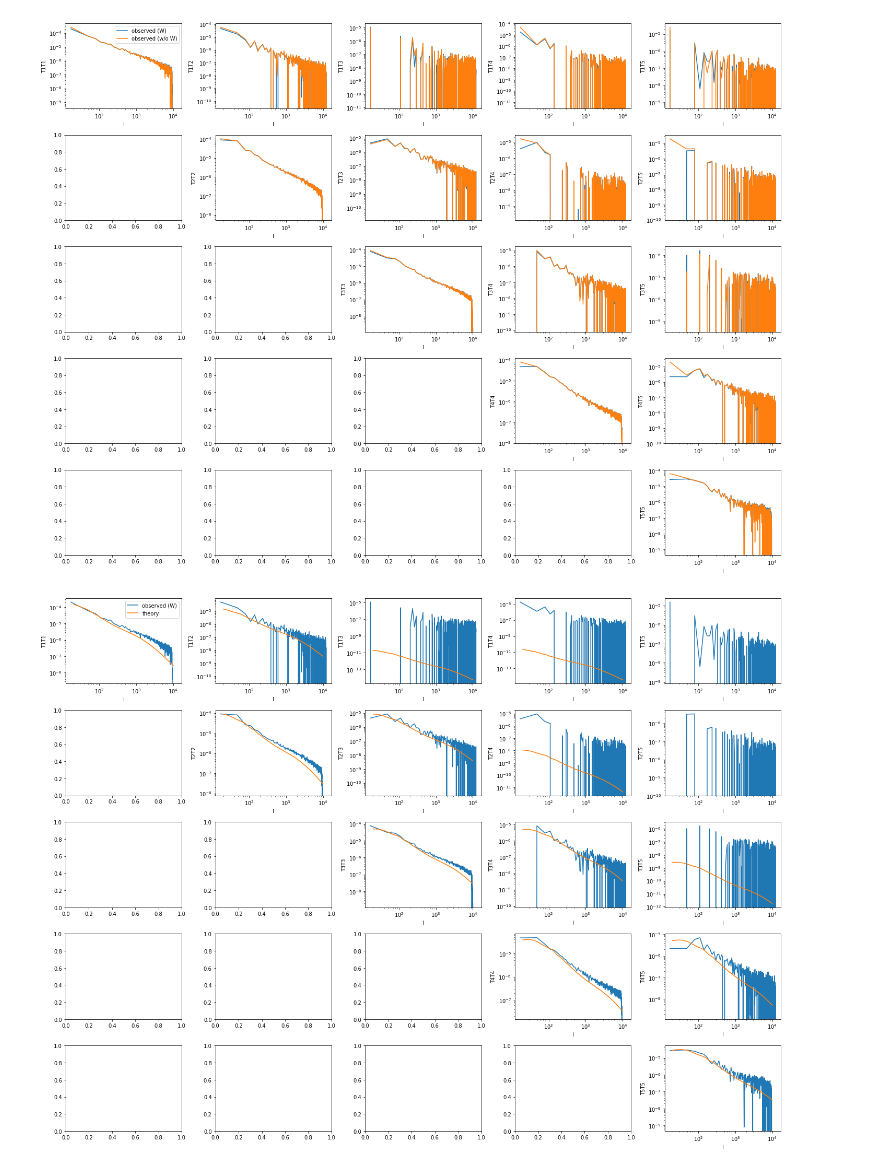
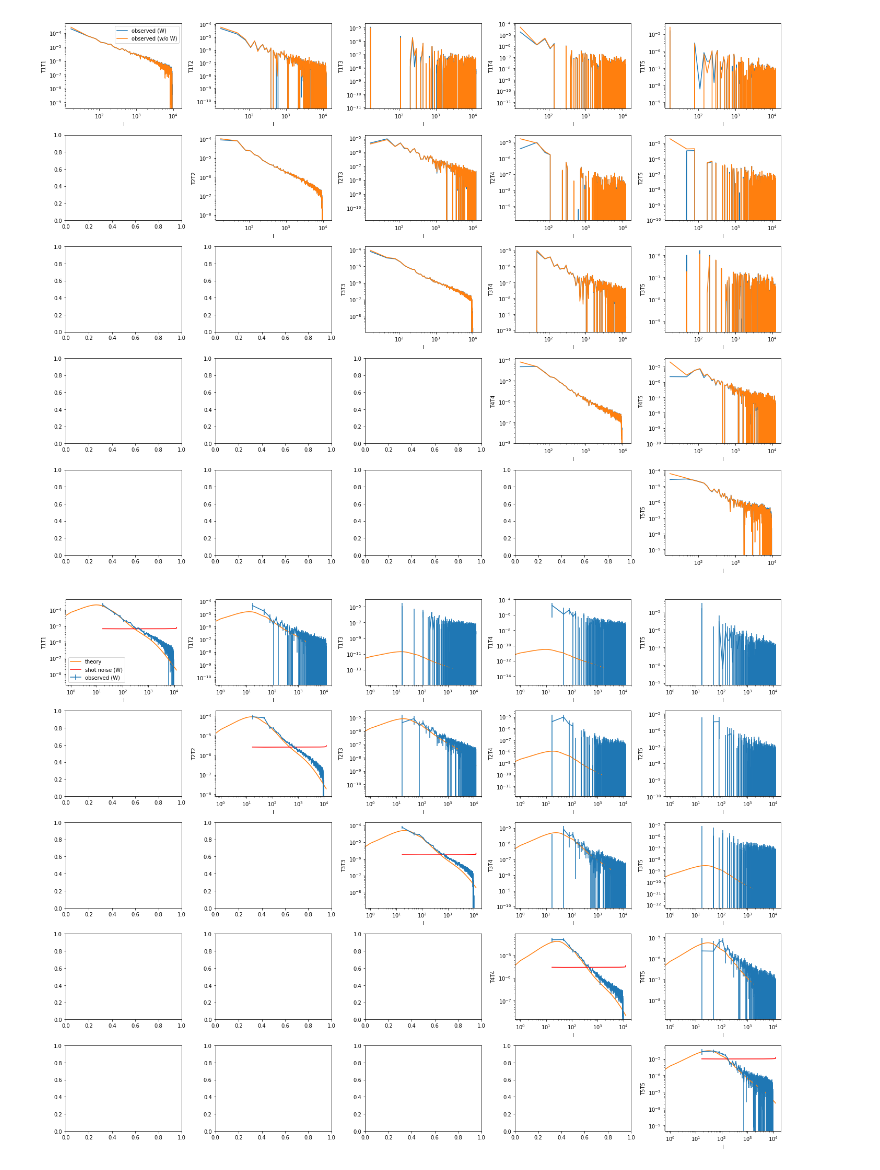
Before and after one commit to damonge/S8z, a Jupyter notebook: notebooks/Cls-checks.ipynb, the cells around one changed output. Saved outputs shown, nothing was run; the diff lists cells and outputs as text; code cells hidden in the pictures.

```diff
--- a/notebooks/Cls-checks.ipynb
+++ b/notebooks/Cls-checks.ipynb
@@ -17,7 +23,7 @@ def load_thcls(th_outdir):
     cls_arr = []
     for i in range(5):
         for j in range(i, 5):
-            fname = os.path.join(th_outdir, 'DES_Cls_{}_{}.txt'.format(i, j))
+            fname = os.path.join(th_outdir, 'DES_Cls_lmax3xNside_{}_{}.txt'.format(i, j))
             cls_arr.append(np.loadtxt(fname, usecols=1))
 
     ell = np.loadtxt(fname, usecols=0)
@@ -37,6 +43,16 @@ w_ell = w_cls_file['l']
 w_cls = w_cls_file['cls']
 w_cls_arr = w_cls[np.triu_indices(cls.shape[0])]
 w_nls_arr = np.load(os.path.join(outdir, 'des_w_cl_shot_noise_ns4096.npz'))['cls']
+# %%
+def load_thErrors():
+    err = []
+    for i in range(5):
+        for j in range(i, 5):
+            fname = os.path.join(outdir, 'des_c0000_{}{}.npz'.format(i, j))
+            err.append(np.sqrt(np.diag(np.load(fname)['arr_0'])))
+    return np.array(err)
+# %%
+err_arr = load_thErrors()
 # %%
 f, axs = plt.subplots(5, 5, figsize=(20, 15))
 
@@ -46,8 +62,9 @@ labels = ["T1T1", "T1T2", "T1T3", "T1T4", "T1T5",
                                   "T4T4", "T4T5",
                                           "T5T5"]
 
-for cl, ax, lab in zip(w_cls_arr, axs[np.triu_indices(cls.shape[0])], labels):
-    ax.plot(ell, cl,'r-', label='observed (W)')
+for cl, err, ax, lab in zip(w_cls_arr, err_arr, axs[np.triu_indices(cls.shape[0])], labels):
+    # ax.plot(ell, cl,'r-', label='observed (W)')
+    ax.errorbar(ell, cl, yerr=err, color='r')
     ax.set_ylabel(lab)
     ax.set_xlabel('l')
     ax.loglog()
@@ -100,22 +117,27 @@ plt.close()
 # %%
 f, axs = plt.subplots(5, 5, figsize=(20, 15))
 
 labels = ["T1T1", "T1T2", "T1T3", "T1T4", "T1T5",
                   "T2T2", "T2T3", "T2T4", "T2T5",
                           "T3T3", "T3T4", "T3T5",
                                   "T4T4", "T4T5",
                                           "T5T5"]
 
-for w_cl, cl, ax, lab in zip(w_cls_arr, th_cls_arr, axs[np.triu_indices(cls.shape[0])], labels):
-    ax.plot(ell, w_cl, label='observed (W)')
+for w_cl, err, cl, ax, lab in zip(w_cls_arr, err_arr, th_cls_arr, axs[np.triu_indices(cls.shape[0])], labels):
+    # ax.plot(ell, w_cl, label='observed (W)')
+    ax.errorbar(ell, w_cl, yerr=err, label='observed (W)')
     ax.plot(th_ell, cl, label='theory')
     ax.set_ylabel(lab)
     ax.set_xlabel('l')
     ax.loglog()
 
+for i, nl in enumerate(w_nls_arr):
+    axs[i, i].plot(ell, nl, 'r-', label='shot noise (W)')
+    # axs[i, i].set_yscale('linear')
+
 axs[0,0].legend(loc=0)
 plt.tight_layout()
 plt.show()
 plt.close()
 # %% [output]
-[figure, old version]
+[figure, new version]
```
Also changed, not shown: parts of 3 cells of this notebook, 8 other files.
